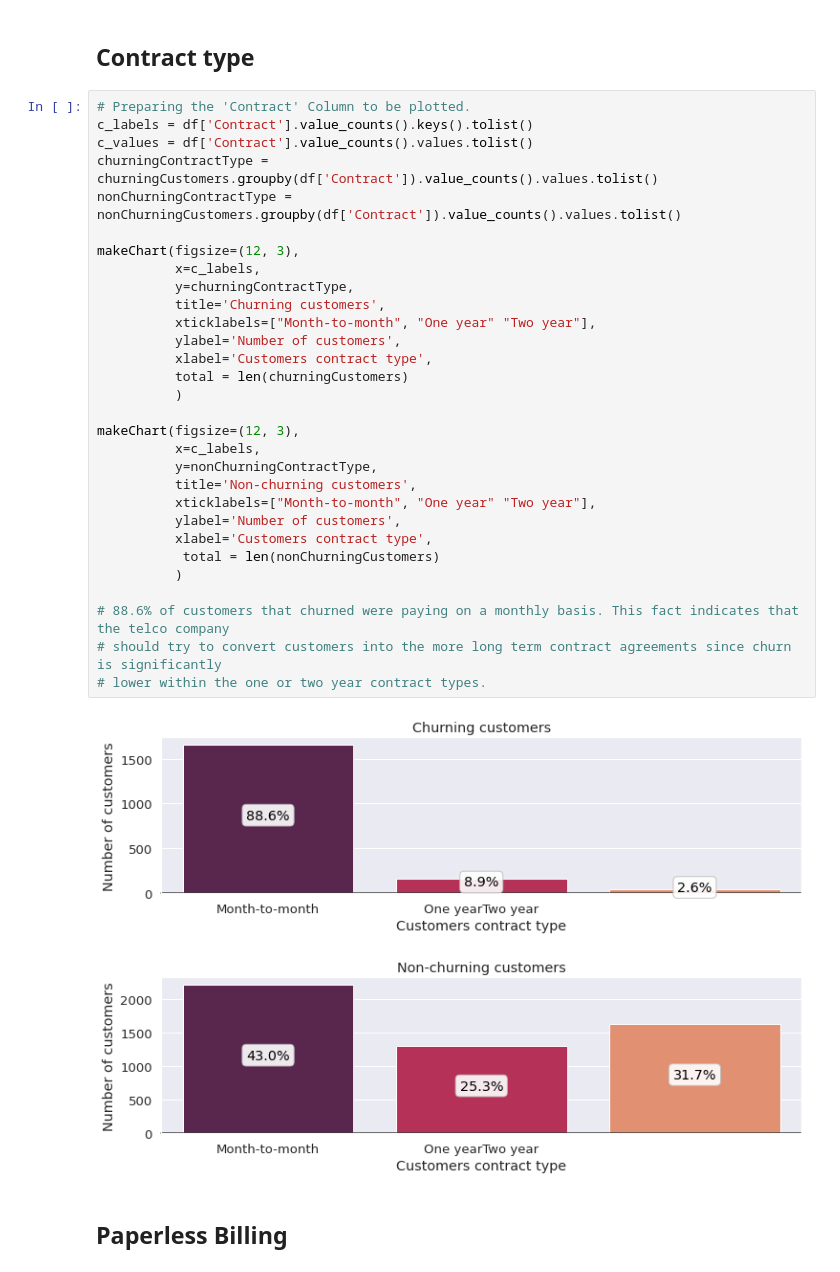
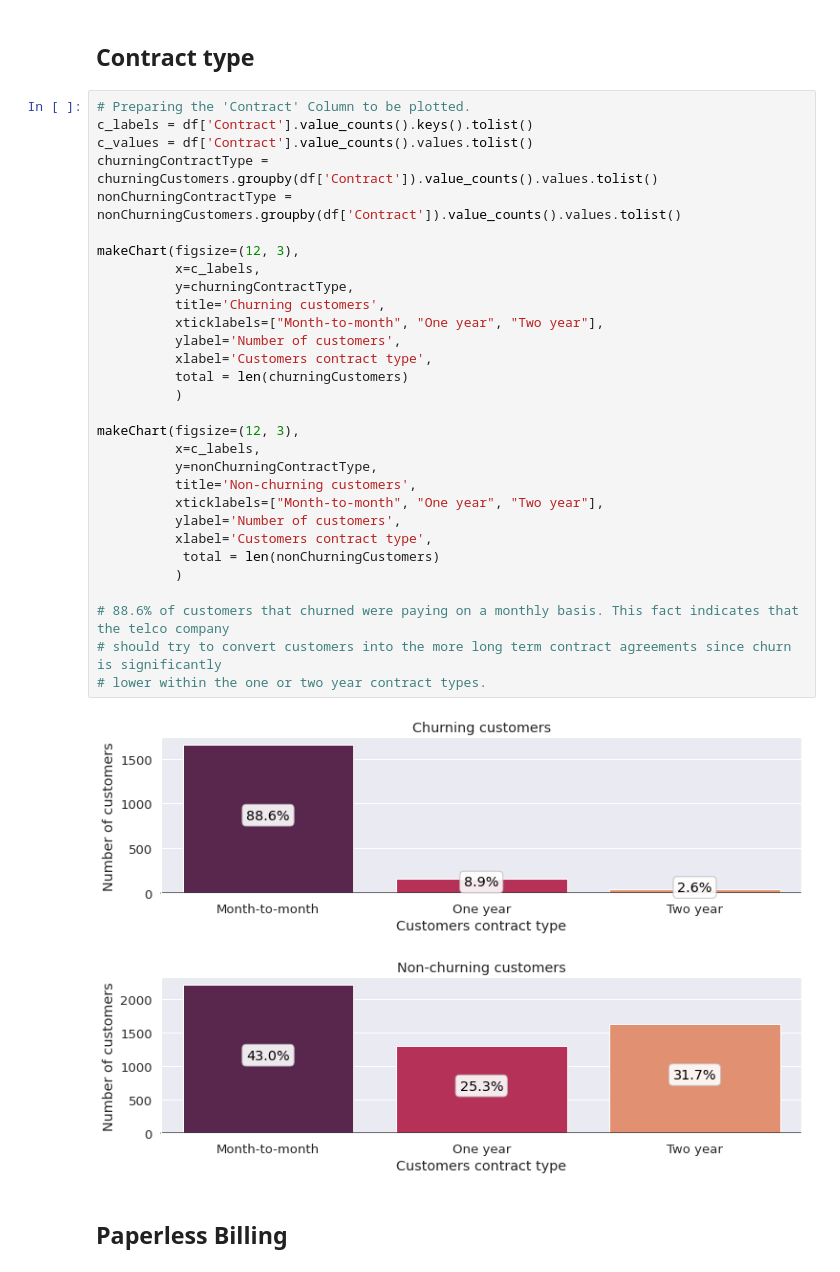
Before and after one commit to edab96/AI-and-Robotics-Project, a Jupyter notebook: EDA_In_Depth.ipynb, the cells around one changed output. Saved outputs shown, nothing was run; the diff lists cells and outputs as text.

```diff
--- a/EDA_In_Depth.ipynb
+++ b/EDA_In_Depth.ipynb
@@ -664,36 +664,36 @@ makeChart(figsize=(12, 3),
 # %%
 # Preparing the 'Contract' Column to be plotted.
 c_labels = df['Contract'].value_counts().keys().tolist()
 c_values = df['Contract'].value_counts().values.tolist()
 churningContractType = churningCustomers.groupby(df['Contract']).value_counts().values.tolist()
 nonChurningContractType = nonChurningCustomers.groupby(df['Contract']).value_counts().values.tolist()
 
 makeChart(figsize=(12, 3),
           x=c_labels,
           y=churningContractType,
           title='Churning customers',
-          xticklabels=["Month-to-month", "One year" "Two year"],
+          xticklabels=["Month-to-month", "One year", "Two year"],
           ylabel='Number of customers',
           xlabel='Customers contract type',
           total = len(churningCustomers)
           )
 
 makeChart(figsize=(12, 3),
           x=c_labels,
           y=nonChurningContractType,
           title='Non-churning customers',
-          xticklabels=["Month-to-month", "One year" "Two year"],
+          xticklabels=["Month-to-month", "One year", "Two year"],
           ylabel='Number of customers',
           xlabel='Customers contract type',
            total = len(nonChurningCustomers)
           )
 
 # 88.6% of customers that churned were paying on a monthly basis. This fact indicates that the telco company
 # should try to convert customers into the more long term contract agreements since churn is significantly
 # lower within the one or two year contract types.
 # %% [output]
-[figure, old version]
+[figure, new version]
-[figure, old version]
+[figure, new version]
 # %% [markdown]
 ## Paperless Billing
 # %%
```
Also changed, not shown: parts of 2 cells of this notebook.
